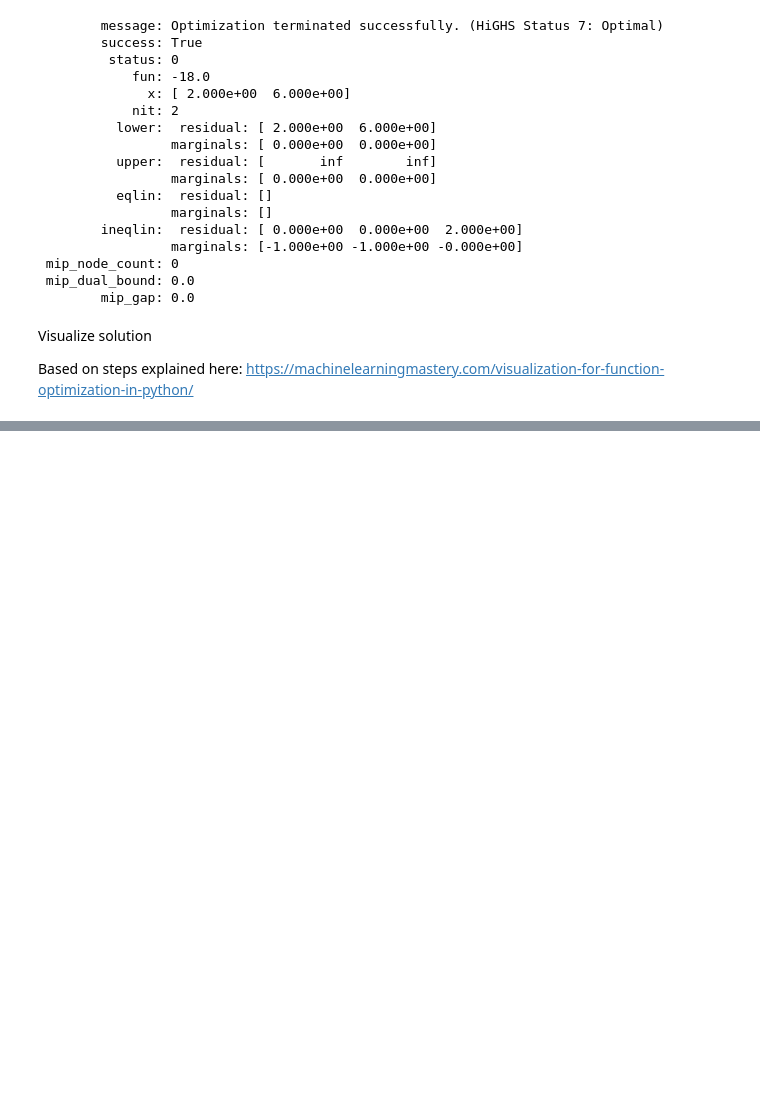
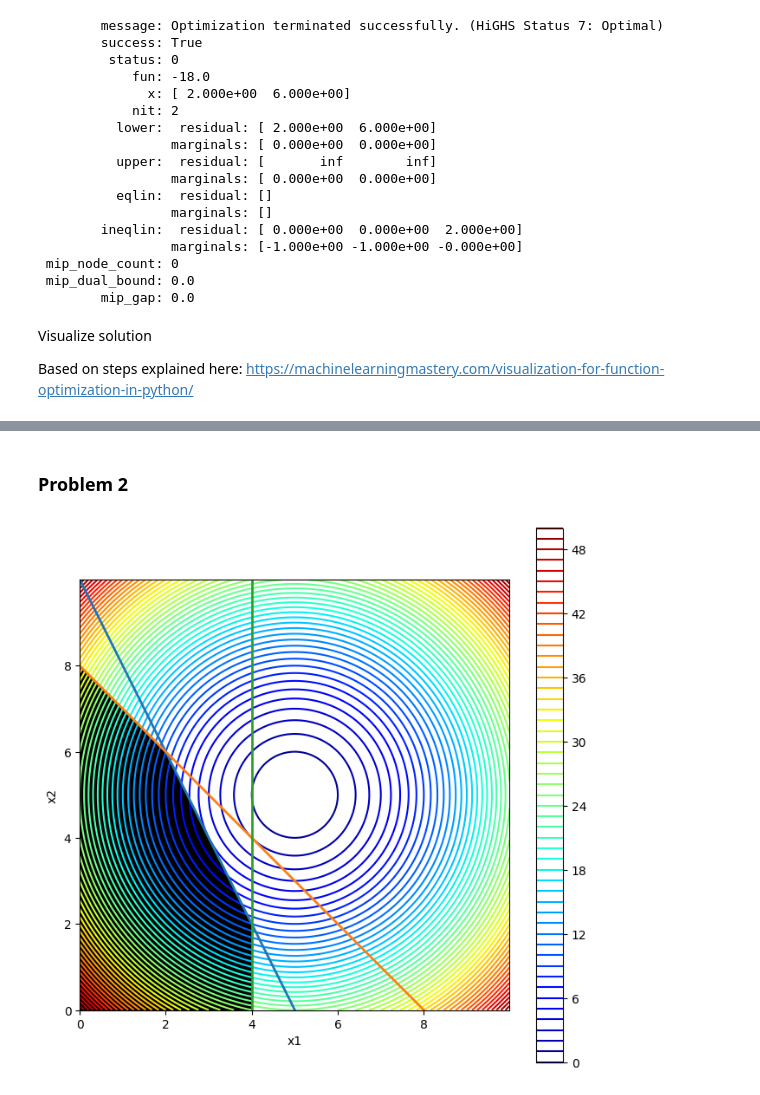
Before and after one commit to langestefan/py4dm20, a Jupyter notebook: assignments/week0.ipynb, the cells around one changed output, grey strips where cells are left out. Saved outputs shown, nothing was run; the diff lists cells and outputs as text; code cells hidden in the pictures; blank space fills up the shorter version.

```diff
--- a/assignments/week0.ipynb
+++ b/assignments/week0.ipynb
@@ -139,0 +148,29 @@ plt.show()
+# %% [markdown]
+### Problem 2
+# %%
+c = [1, 1, -10, -10, 50]
+
+# new objective function
+def objective(x, c):
+    return c[0]*x[0]**2 + c[1]*x[1]**2 + c[2]*x[0] + c[3]*x[1] + c[4]
+
+# compute targets
+results = objective(x, c)
+
+# new contour plot
+plt.figure(figsize=(8, 8))
+plt.contour(x1, x2, results, 50, alpha=1.0, cmap=plt.cm.jet)
+plt.xlabel('x1')
+plt.ylabel('x2')
+plt.colorbar()
+
+# plot the constraints
+plot_constraints(A, b_ub, colors[:len(A)])
+
+# plot the feasible region
+region = compute_region(A, b_ub, x1, x2)
+plt.imshow(region, extent=(x1.min(), x1.max(), x2.min(), x2.max()),
+           origin="lower", cmap="Greys", alpha = 1, zorder=0)
+plt.show()
+# %% [output]
+[figure, added]
```
Also changed, not shown: parts of 3 cells of this notebook.
